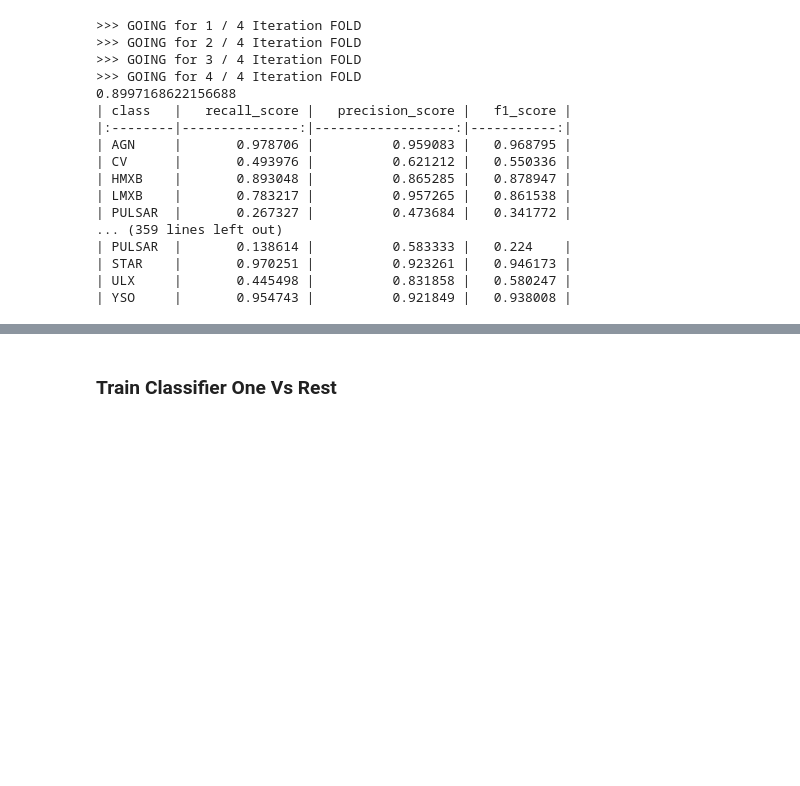
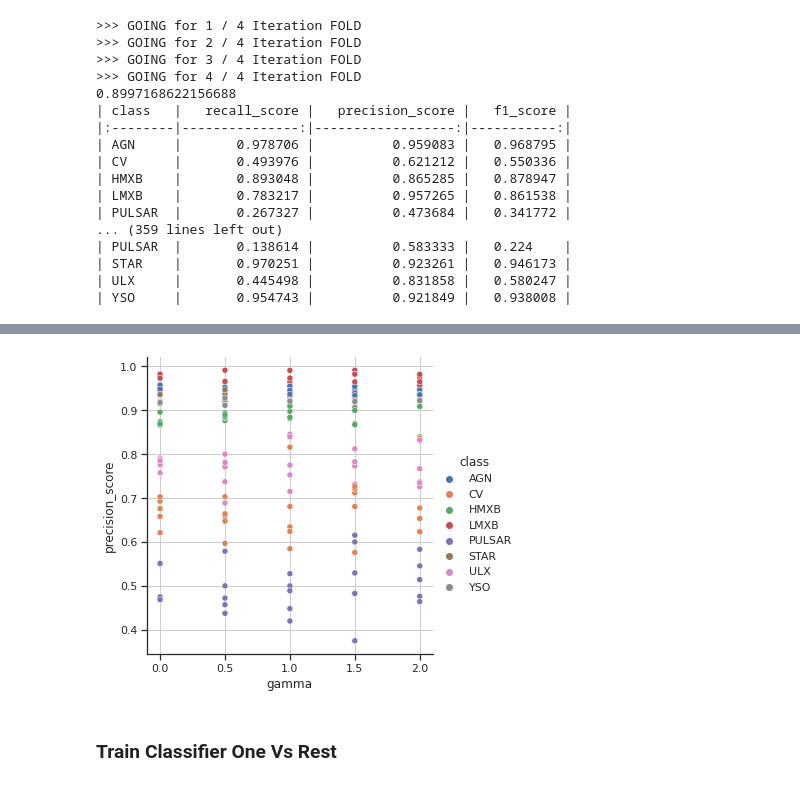
Before and after one commit to KumaranShivam5/aurora-server-final, a Jupyter notebook: lightGBM.ipynb, the cells around one changed output, grey strips where cells are left out. Drawn from its saved outputs; the diff is of its cells as text; code cells hidden in the pictures; blank space fills up the shorter version.

```diff
--- a/lightGBM.ipynb
+++ b/lightGBM.ipynb
@@ -163,3 +188,13 @@ for a in alpha:
+# %%
+sns.relplot(
+    data = res_df ,
+    x = 'gamma' ,
+    y = 'precision_score' ,
+    hue ='class'
+)
+plt.show()
+# %% [output]
+[figure, added]
 # %% [markdown]
 ### Train Classifier One Vs Rest
 # %%
```
Also changed, not shown: parts of 2 cells of this notebook.
